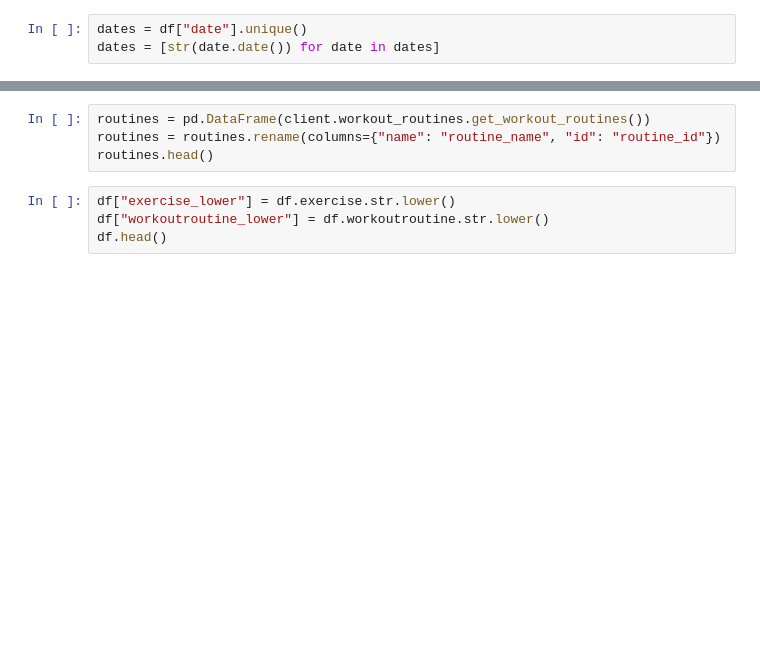
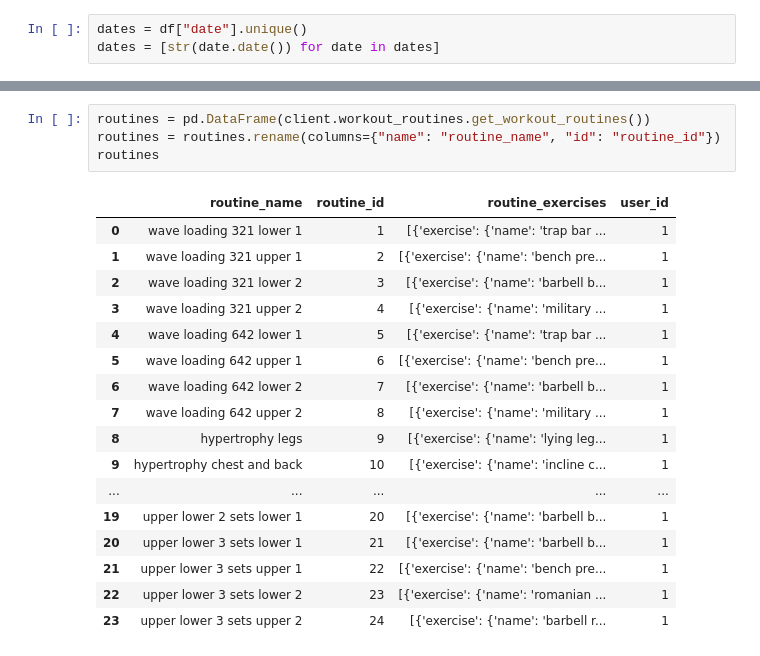
Before and after one commit to jordanbegg/pybenchmark, a Jupyter notebook: notebooks/setup.ipynb, the cells around one changed output, grey strips where cells are left out. Saved outputs shown, nothing was run; the diff lists cells and outputs as text; blank space fills up the shorter version.

```diff
--- a/notebooks/setup.ipynb
+++ b/notebooks/setup.ipynb
@@ -88,9 +299,23 @@ exs.head()
 # %%
 routines = pd.DataFrame(client.workout_routines.get_workout_routines())
 routines = routines.rename(columns={"name": "routine_name", "id": "routine_id"})
-routines.head()
+routines
+# %% [output]
+|  | routine_name | routine_id | routine_exercises | user_id |
+| 0 | wave loading 321 lower 1 | 1 | [{'exercise': {'name': 'trap bar ... | 1 |
+| 1 | wave loading 321 upper 1 | 2 | [{'exercise': {'name': 'bench pre... | 1 |
+| 2 | wave loading 321 lower 2 | 3 | [{'exercise': {'name': 'barbell b... | 1 |
+| 3 | wave loading 321 upper 2 | 4 | [{'exercise': {'name': 'military ... | 1 |
+| 4 | wave loading 642 lower 1 | 5 | [{'exercise': {'name': 'trap bar ... | 1 |
+| 5 | wave loading 642 upper 1 | 6 | [{'exercise': {'name': 'bench pre... | 1 |
+| 6 | wave loading 642 lower 2 | 7 | [{'exercise': {'name': 'barbell b... | 1 |
+| 7 | wave loading 642 upper 2 | 8 | [{'exercise': {'name': 'military ... | 1 |
+| 8 | hypertrophy legs | 9 | [{'exercise': {'name': 'lying leg... | 1 |
+| 9 | hypertrophy chest and back | 10 | [{'exercise': {'name': 'incline c... | 1 |
+| ... | ... | ... | ... | ... |
+| 19 | upper lower 2 sets lower 1 | 20 | [{'exercise': {'name': 'barbell b... | 1 |
+| 20 | upper lower 3 sets lower 1 | 21 | [{'exercise': {'name': 'barbell b... | 1 |
+| 21 | upper lower 3 sets upper 1 | 22 | [{'exercise': {'name': 'bench pre... | 1 |
+| 22 | upper lower 3 sets lower 2 | 23 | [{'exercise': {'name': 'romanian ... | 1 |
+| 23 | upper lower 3 sets upper 2 | 24 | [{'exercise': {'name': 'barbell r... | 1 |
-# %%
-df["exercise_lower"] = df.exercise.str.lower()
-df["workoutroutine_lower"] = df.workoutroutine.str.lower()
-df.head()
 # %%
```
Also changed, not shown: parts of 31 cells of this notebook, 10 other files.
